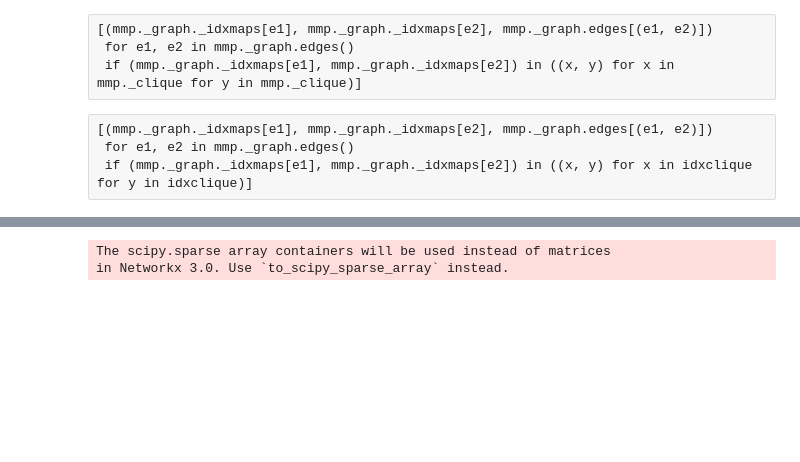
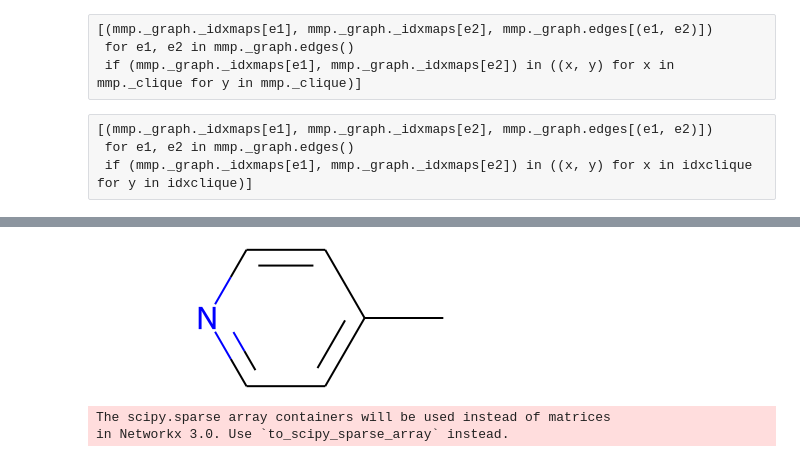
Before and after one commit to warner121/wizepair2, a Jupyter notebook: notebooks/dev-nx.ipynb, the cells around one changed output, grey strips where cells are left out. Saved outputs shown, nothing was run; the diff lists cells and outputs as text; code cells hidden in the pictures; blank space fills up the shorter version.

```diff
--- a/notebooks/dev-nx.ipynb
+++ b/notebooks/dev-nx.ipynb
@@ -669,3 +669,7 @@ Chem.MolFromSmiles(Chem.MolToSmiles(products[0][0]))
+# %%
+Chem.MolFromSmiles(Chem.MolToSmiles(products[1][0]))
+# %% [output]
+[figure, added]
 # %%
 import scipy.io as sio
 m = nx.to_scipy_sparse_matrix(mmp._graph)
```
Also changed, not shown: parts of 14 cells of this notebook, 2 other files.
